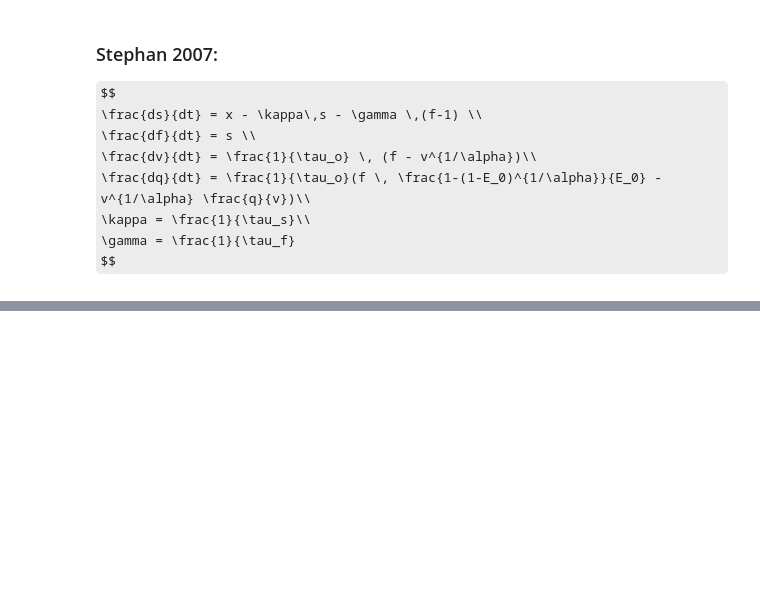
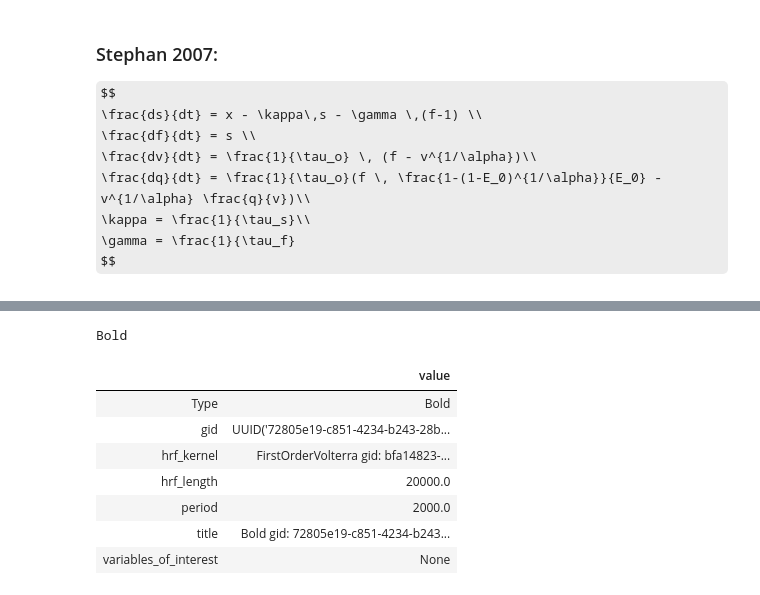
Before and after one commit to pfcrowe/tvb-fnirs, a Jupyter notebook: scratch/Untitled.ipynb, the cells around one changed output, grey strips where cells are left out. Saved outputs shown, nothing was run; the diff lists cells and outputs as text; code cells hidden in the pictures; some formulas as TeX source; blank space fills up the shorter version.

```diff
--- a/scratch/Untitled.ipynb
+++ b/scratch/Untitled.ipynb
@@ -117,0 +70,14 @@ Note: you may need to restart the kernel to use updated packages.
+# %%
+bold = monitors.Bold()
+bold.configure()
+bold
+# %% [output]
+Bold
+|  | value |
+| Type | Bold |
+| gid | UUID('72805e19-c851-4234-b243-28b... |
+| hrf_kernel | FirstOrderVolterra gid: bfa14823-... |
+| hrf_length | 20000.0 |
+| period | 2000.0 |
+| title | Bold gid: 72805e19-c851-4234-b243... |
+| variables_of_interest | None |
```
Also changed, not shown: parts of 37 cells of this notebook, 3 other files.
